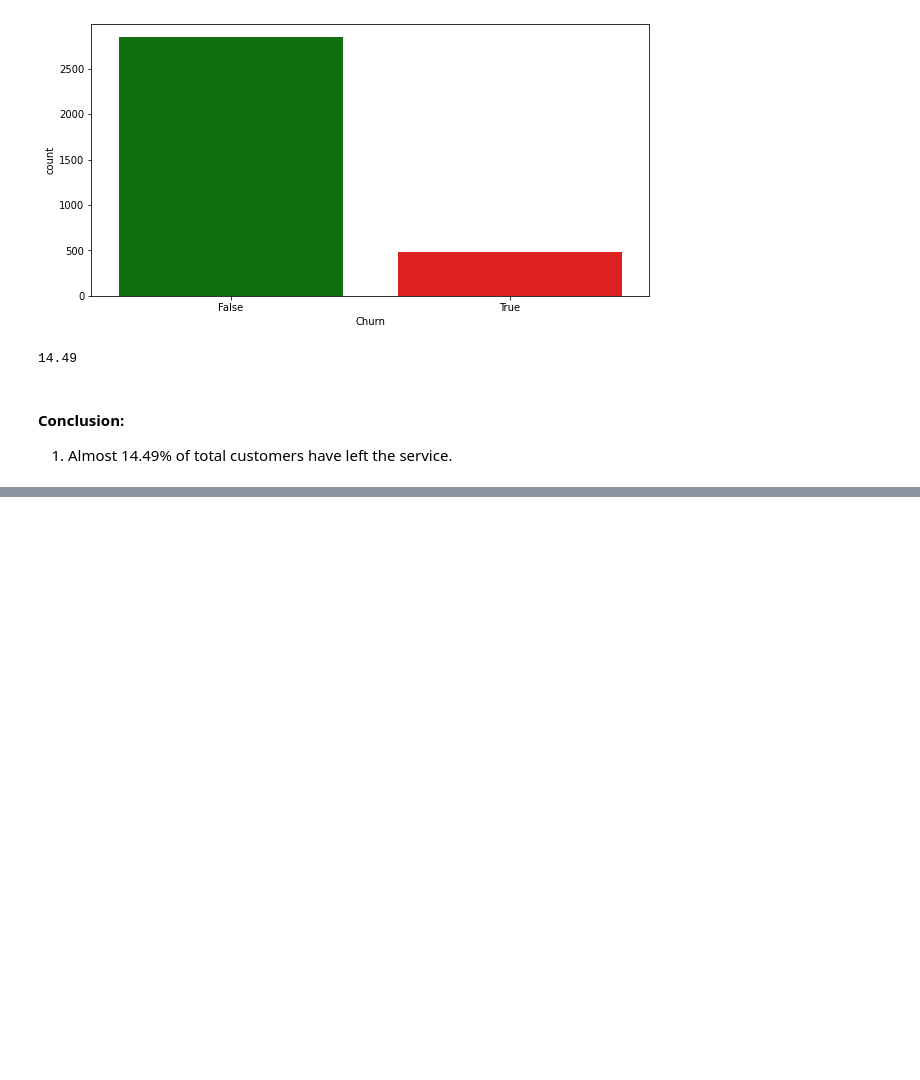
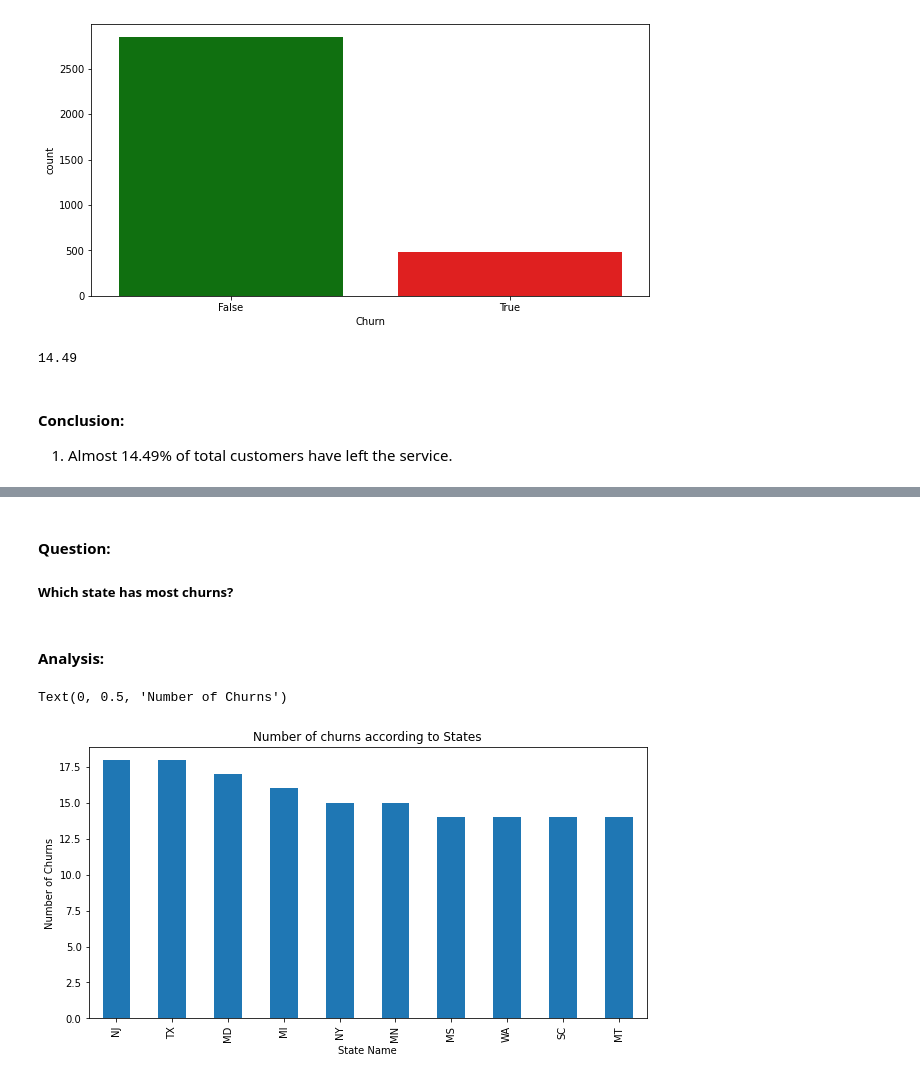
Before and after one commit to Subhajit53/Teleom-Churn-Analysis, a Jupyter notebook: Telecom_Churn_Analysis_Capstone_Project.ipynb, the cells around one changed output, grey strips where cells are left out. Drawn from its saved outputs; the diff is of its cells as text; code cells hidden in the pictures; blank space fills up the shorter version.

```diff
--- a/Telecom_Churn_Analysis_Capstone_Project.ipynb
+++ b/Telecom_Churn_Analysis_Capstone_Project.ipynb
@@ -330,0 +334,15 @@ round(len(telecom_df[telecom_df['Churn'] == True]) / 3333 * 100, 2)
+# %% [markdown]
+#### <b> Question:
+##### <b> Which state has most churns?
+# %% [markdown]
+#### <b> Analysis:
+# %%
+
+# Plotting churns as per state
+telecom_df[telecom_df['Churn'] == True]['State'].value_counts().head(10).plot(kind = 'bar')
+plt.title('Number of churns according to States')
+plt.xlabel('State Name')
+plt.ylabel('Number of Churns')
+# %% [output]
+Text(0, 0.5, 'Number of Churns')
+[figure, added]
```
Also changed, not shown: parts of 7 cells of this notebook.
